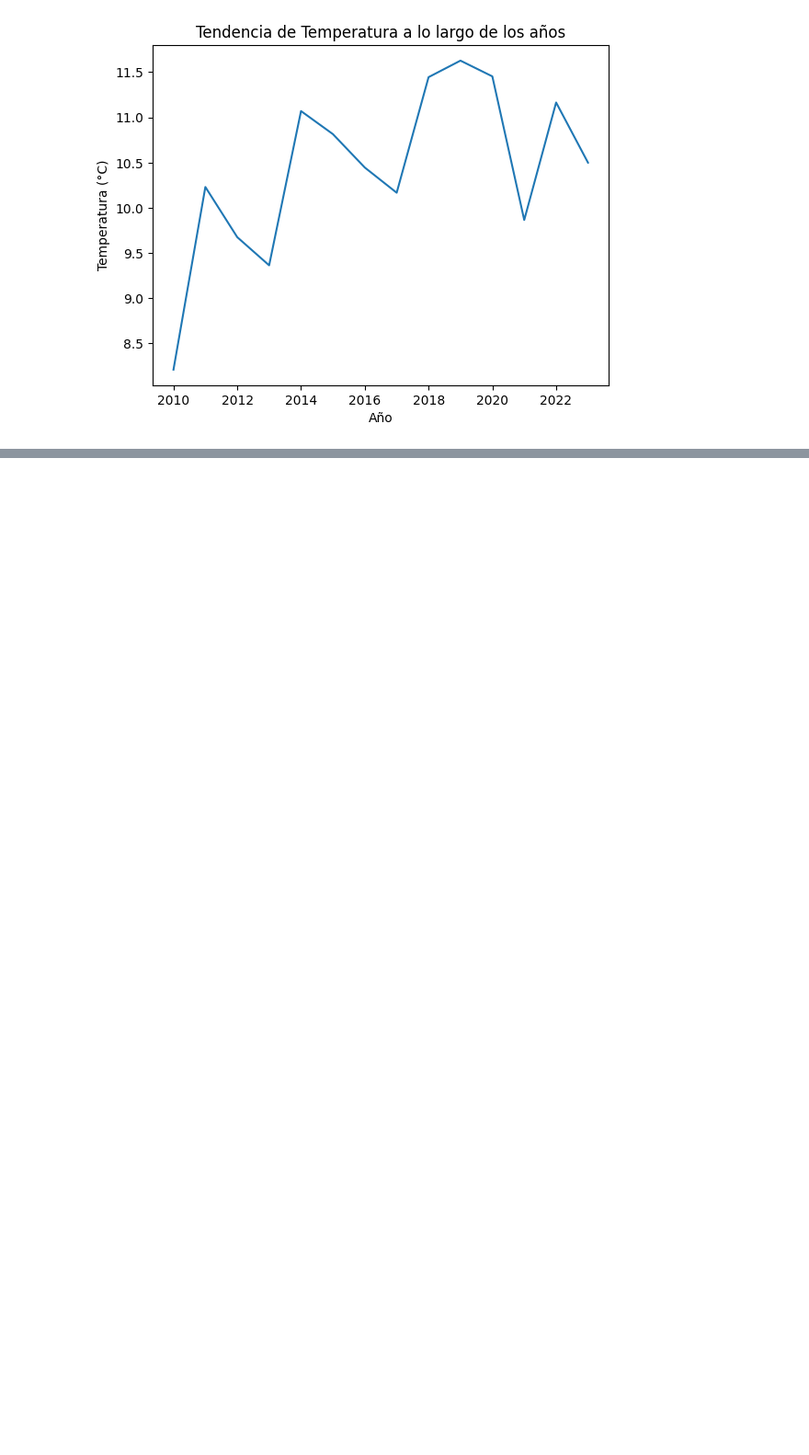
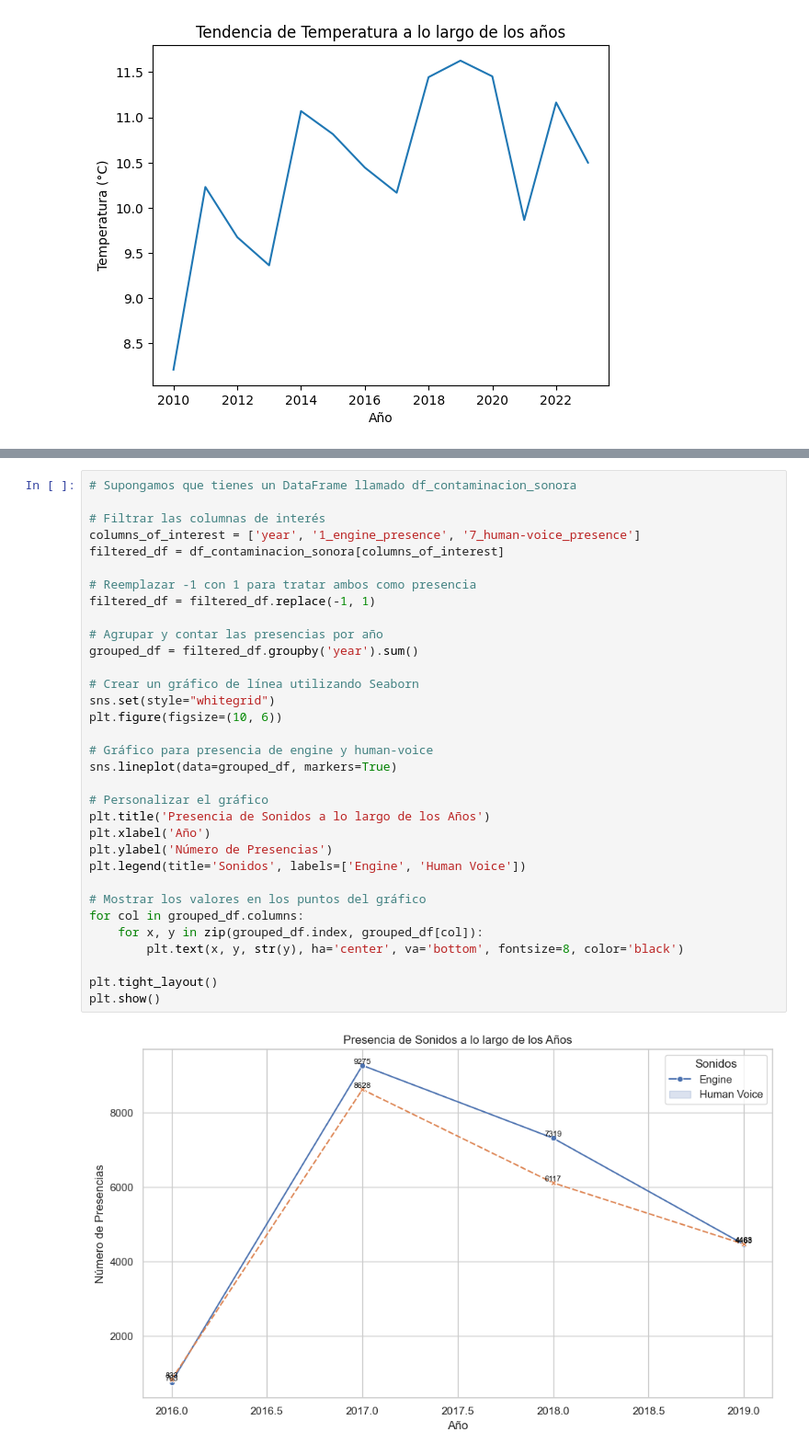
Before and after one commit to A-Lasso/Taxis-NewYork, a Jupyter notebook: Analisis_eda_contaminacion.ipynb, the cells around one changed output, grey strips where cells are left out. Shown at 92% size. Saved outputs shown, nothing was run; the diff lists cells and outputs as text; blank space fills up the shorter version.

```diff
--- a/Analisis_eda_contaminacion.ipynb
+++ b/Analisis_eda_contaminacion.ipynb
@@ -513,0 +520,35 @@ See the caveats in the documentation: https://pandas.pydata.org/pandas-docs/stab
+# %%
+# Supongamos que tienes un DataFrame llamado df_contaminacion_sonora
+
+# Filtrar las columnas de interés
+columns_of_interest = ['year', '1_engine_presence', '7_human-voice_presence']
+filtered_df = df_contaminacion_sonora[columns_of_interest]
+
+# Reemplazar -1 con 1 para tratar ambos como presencia
+filtered_df = filtered_df.replace(-1, 1)
+
+# Agrupar y contar las presencias por año
+grouped_df = filtered_df.groupby('year').sum()
+
+# Crear un gráfico de línea utilizando Seaborn
+sns.set(style="whitegrid")
+plt.figure(figsize=(10, 6))
+
+# Gráfico para presencia de engine y human-voice
+sns.lineplot(data=grouped_df, markers=True)
+
+# Personalizar el gráfico
+plt.title('Presencia de Sonidos a lo largo de los Años')
+plt.xlabel('Año')
+plt.ylabel('Número de Presencias')
+plt.legend(title='Sonidos', labels=['Engine', 'Human Voice'])
+
+# Mostrar los valores en los puntos del gráfico
+for col in grouped_df.columns:
+    for x, y in zip(grouped_df.index, grouped_df[col]):
+        plt.text(x, y, str(y), ha='center', va='bottom', fontsize=8, color='black')
+
+plt.tight_layout()
+plt.show()
+# %% [output]
+[figure, added]
```
Also changed, not shown: parts of 4 cells of this notebook.
